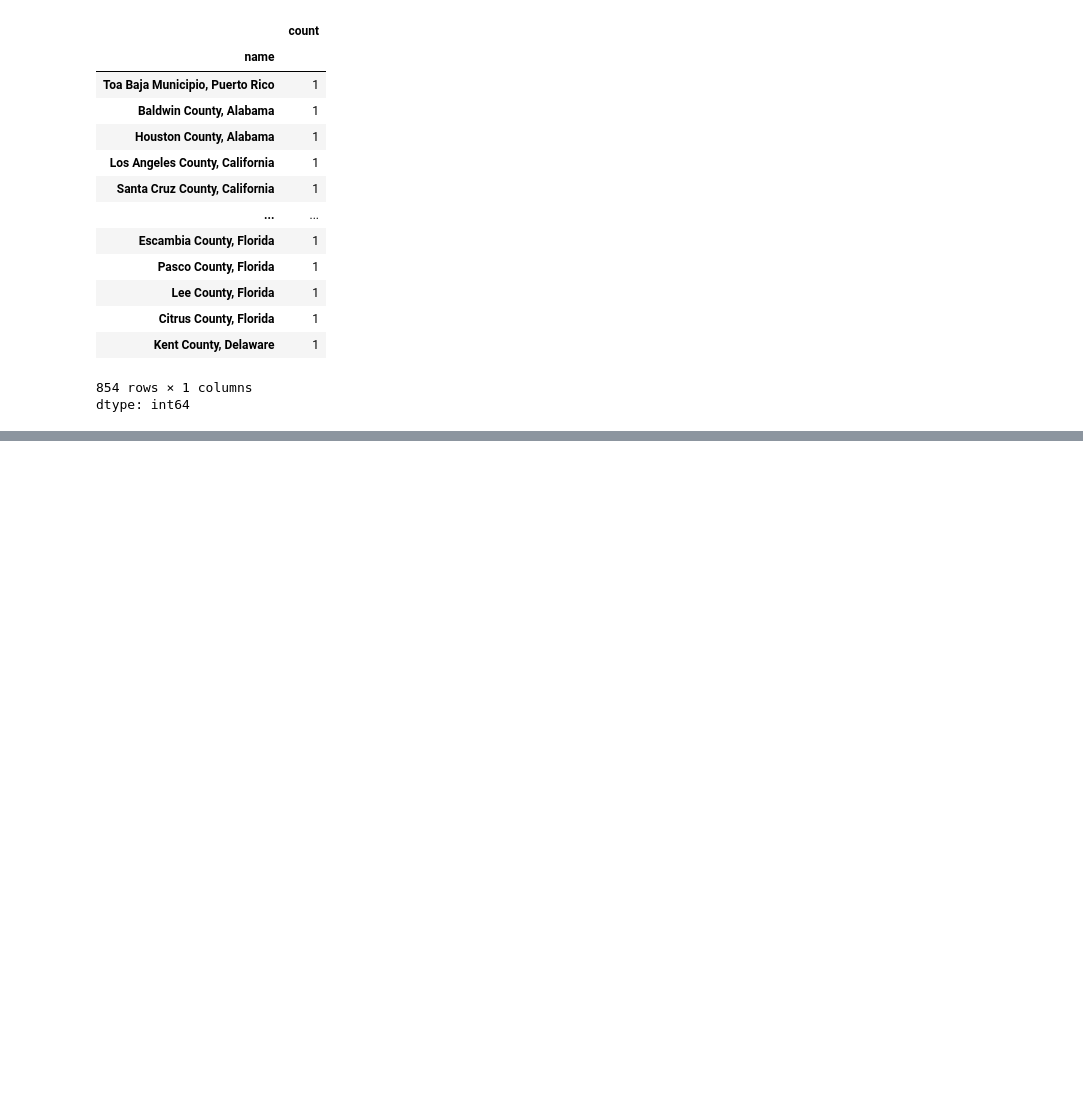
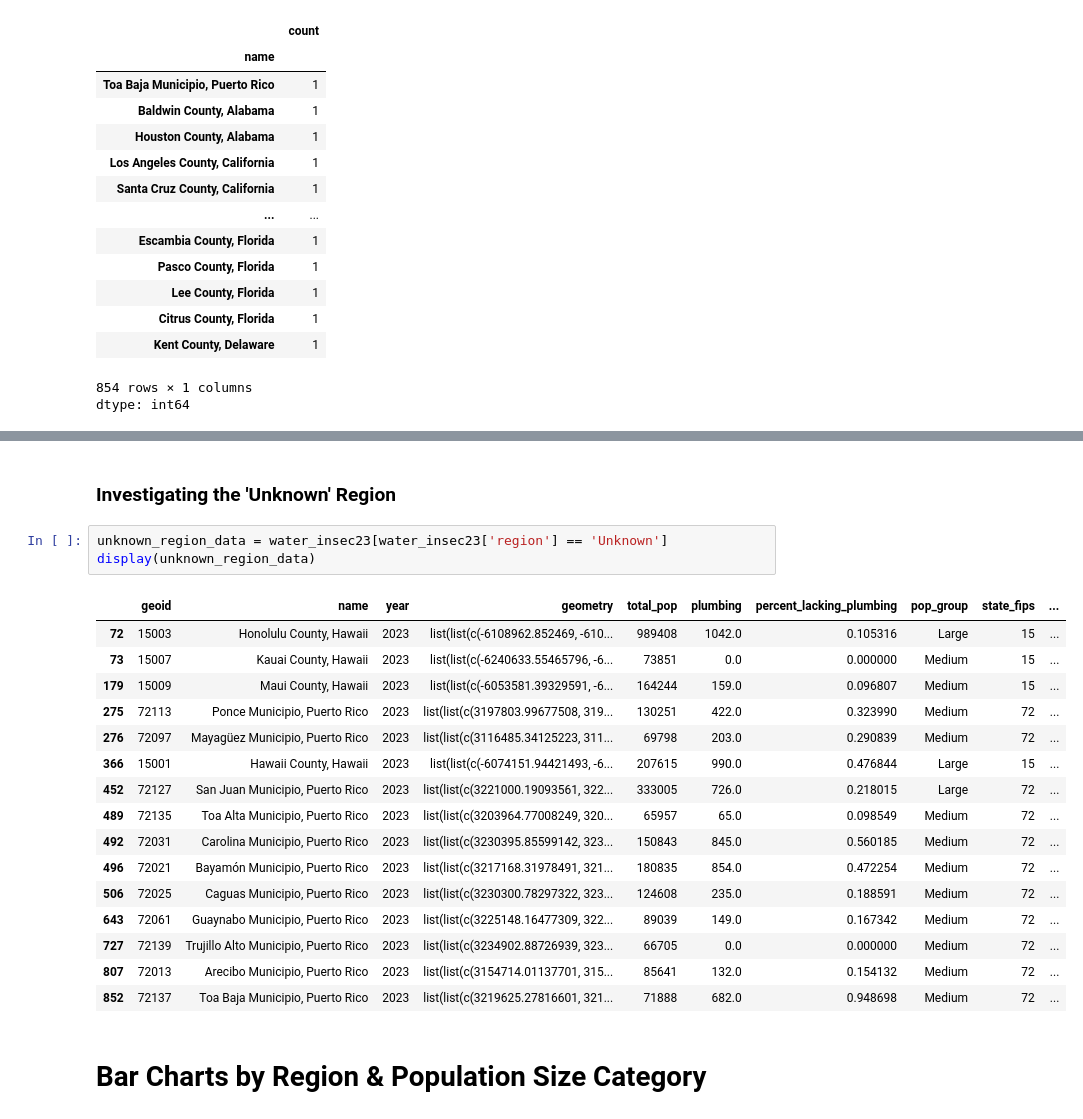
Before and after one commit to MoeinTA/Water-Insecurity, a Jupyter notebook: Water_Insecurity.ipynb, the cells around one changed output, grey strips where cells are left out. Saved outputs shown, nothing was run; the diff lists cells and outputs as text; blank space fills up the shorter version.

```diff
--- a/Water_Insecurity.ipynb
+++ b/Water_Insecurity.ipynb
@@ -194,0 +276,24 @@ dtype: int64
+# %% [markdown]
+### Investigating the 'Unknown' Region
+# %%
+unknown_region_data = water_insec23[water_insec23['region'] == 'Unknown']
+display(unknown_region_data)
+# %% [output]
+|  | geoid | name | year | geometry | total_pop | plumbing | percent_lacking_plumbing | pop_group | state_fips | ... |
+| 72 | 15003 | Honolulu County, Hawaii | 2023 | list(list(c(-6108962.852469, -610... | 989408 | 1042.0 | 0.105316 | Large | 15 | ... |
+| 73 | 15007 | Kauai County, Hawaii | 2023 | list(list(c(-6240633.55465796, -6... | 73851 | 0.0 | 0.000000 | Medium | 15 | ... |
+| 179 | 15009 | Maui County, Hawaii | 2023 | list(list(c(-6053581.39329591, -6... | 164244 | 159.0 | 0.096807 | Medium | 15 | ... |
+| 275 | 72113 | Ponce Municipio, Puerto Rico | 2023 | list(list(c(3197803.99677508, 319... | 130251 | 422.0 | 0.323990 | Medium | 72 | ... |
+| 276 | 72097 | Mayagüez Municipio, Puerto Rico | 2023 | list(list(c(3116485.34125223, 311... | 69798 | 203.0 | 0.290839 | Medium | 72 | ... |
+| 366 | 15001 | Hawaii County, Hawaii | 2023 | list(list(c(-6074151.94421493, -6... | 207615 | 990.0 | 0.476844 | Large | 15 | ... |
+| 452 | 72127 | San Juan Municipio, Puerto Rico | 2023 | list(list(c(3221000.19093561, 322... | 333005 | 726.0 | 0.218015 | Large | 72 | ... |
+| 489 | 72135 | Toa Alta Municipio, Puerto Rico | 2023 | list(list(c(3203964.77008249, 320... | 65957 | 65.0 | 0.098549 | Medium | 72 | ... |
+| 492 | 72031 | Carolina Municipio, Puerto Rico | 2023 | list(list(c(3230395.85599142, 323... | 150843 | 845.0 | 0.560185 | Medium | 72 | ... |
+| 496 | 72021 | Bayamón Municipio, Puerto Rico | 2023 | list(list(c(3217168.31978491, 321... | 180835 | 854.0 | 0.472254 | Medium | 72 | ... |
+| 506 | 72025 | Caguas Municipio, Puerto Rico | 2023 | list(list(c(3230300.78297322, 323... | 124608 | 235.0 | 0.188591 | Medium | 72 | ... |
+| 643 | 72061 | Guaynabo Municipio, Puerto Rico | 2023 | list(list(c(3225148.16477309, 322... | 89039 | 149.0 | 0.167342 | Medium | 72 | ... |
+| 727 | 72139 | Trujillo Alto Municipio, Puerto Rico | 2023 | list(list(c(3234902.88726939, 323... | 66705 | 0.0 | 0.000000 | Medium | 72 | ... |
+| 807 | 72013 | Arecibo Municipio, Puerto Rico | 2023 | list(list(c(3154714.01137701, 315... | 85641 | 132.0 | 0.154132 | Medium | 72 | ... |
+| 852 | 72137 | Toa Baja Municipio, Puerto Rico | 2023 | list(list(c(3219625.27816601, 321... | 71888 | 682.0 | 0.948698 | Medium | 72 | ... |
+# %% [markdown]
+#  Bar Charts by Region & Population Size Category
```
Also changed, not shown: parts of 11 cells of this notebook.
